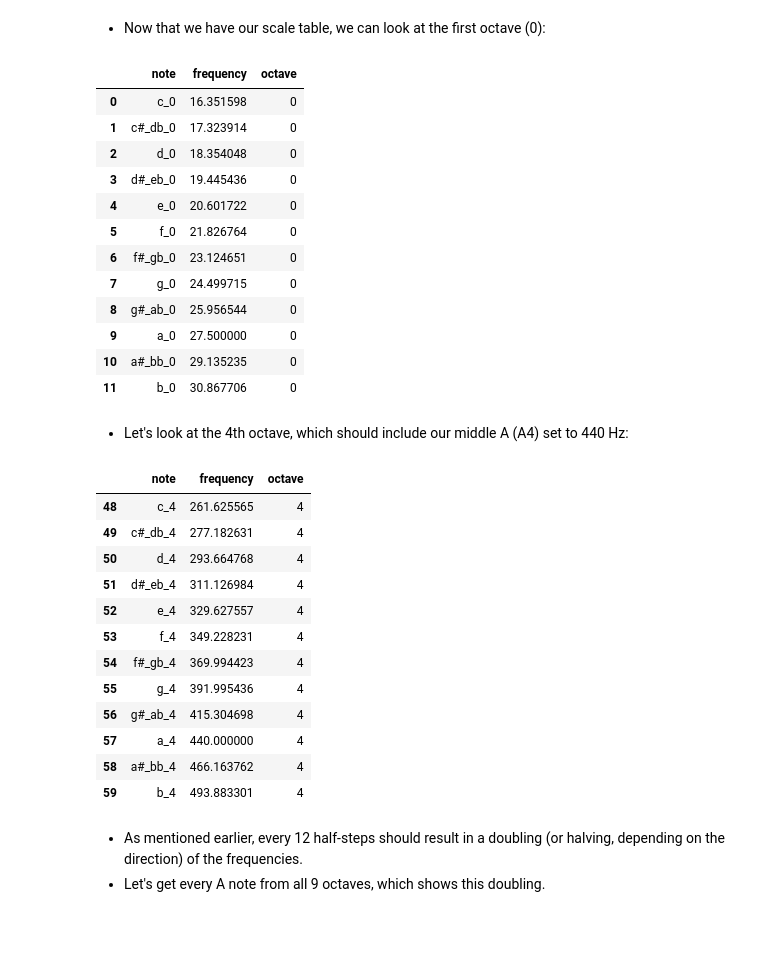
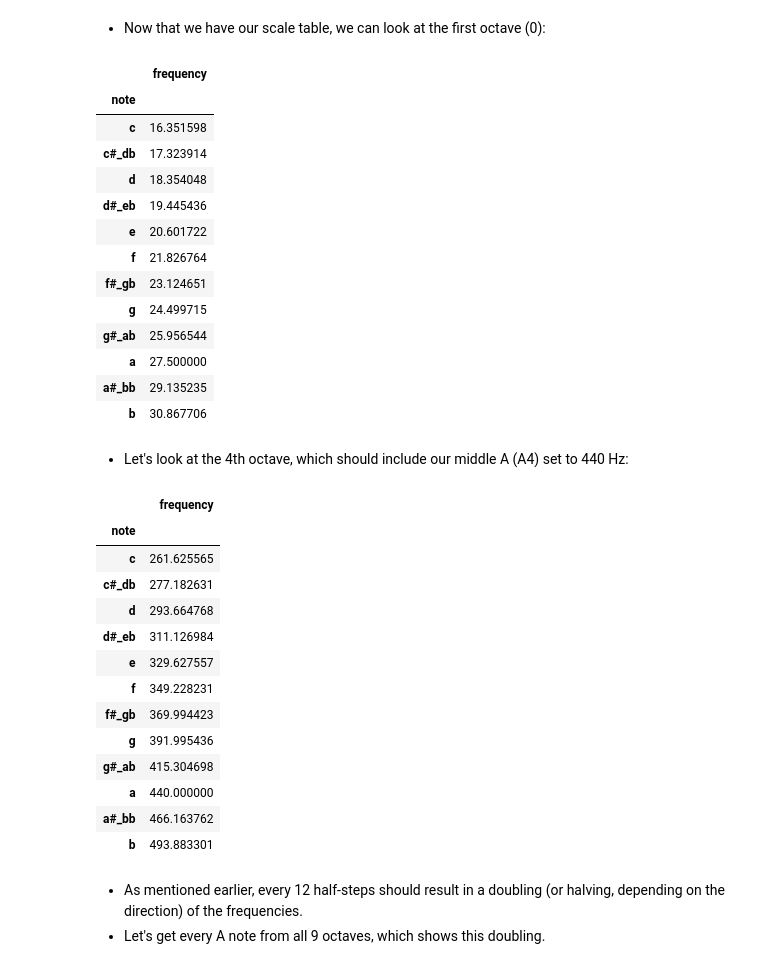
Before and after one commit to mulhod/musics, a Jupyter notebook: Music_and_Physics.ipynb, the cells around one changed output. Cells and saved outputs as stored; diff of their text form; code cells hidden in the pictures; blank space fills up the shorter version.

```diff
--- a/Music_and_Physics.ipynb
+++ b/Music_and_Physics.ipynb
@@ -96,48 +96,47 @@ for i in range(9):
 # Convert our ordered dictionary into a table for easy
 # viewing, etc.
 full_scale = pd.DataFrame(list(full_scale.items()), columns=["note", "frequency"])
-
-# Let's also put in a column that has the number of
-# the corresponding octave (redundant since it's the
-# last part of the name of each note, but useful to
-# keep separate in addition).
 full_scale["octave"] = full_scale.note.apply(lambda x: int(x.split("_")[-1]))
+full_scale["note"] = full_scale.note.apply(lambda x: x.rsplit("_", 1)[0])
+full_scale.set_index(["octave", "note"], drop=False, inplace=True)
 # %% [markdown]
 - Now that we have our scale table, we can look at the first octave (0):
 # %%
-full_scale[full_scale.octave == 0]
+full_scale.loc[0, :][["frequency"]]
 # %% [output]
-|  | note | frequency | octave |
-| 0 | c_0 | 16.351598 | 0 |
-| 1 | c#_db_0 | 17.323914 | 0 |
-| 2 | d_0 | 18.354048 | 0 |
-| 3 | d#_eb_0 | 19.445436 | 0 |
-| 4 | e_0 | 20.601722 | 0 |
-| 5 | f_0 | 21.826764 | 0 |
-| 6 | f#_gb_0 | 23.124651 | 0 |
-| 7 | g_0 | 24.499715 | 0 |
-| 8 | g#_ab_0 | 25.956544 | 0 |
-| 9 | a_0 | 27.500000 | 0 |
-| 10 | a#_bb_0 | 29.135235 | 0 |
-| 11 | b_0 | 30.867706 | 0 |
+|  | frequency |
+| note |  |
+| c | 16.351598 |
+| c#_db | 17.323914 |
+| d | 18.354048 |
+| d#_eb | 19.445436 |
+| e | 20.601722 |
+| f | 21.826764 |
+| f#_gb | 23.124651 |
+| g | 24.499715 |
+| g#_ab | 25.956544 |
+| a | 27.500000 |
+| a#_bb | 29.135235 |
+| b | 30.867706 |
 # %% [markdown]
 - Let's look at the 4th octave, which should include our middle A (A4) set to 440 Hz:
 # %%
-full_scale[full_scale.octave == 4]
+full_scale.loc[4, :][["frequency"]]
 # %% [output]
-|  | note | frequency | octave |
-| 48 | c_4 | 261.625565 | 4 |
-| 49 | c#_db_4 | 277.182631 | 4 |
-| 50 | d_4 | 293.664768 | 4 |
-| 51 | d#_eb_4 | 311.126984 | 4 |
-| 52 | e_4 | 329.627557 | 4 |
-| 53 | f_4 | 349.228231 | 4 |
-| 54 | f#_gb_4 | 369.994423 | 4 |
-| 55 | g_4 | 391.995436 | 4 |
-| 56 | g#_ab_4 | 415.304698 | 4 |
-| 57 | a_4 | 440.000000 | 4 |
-| 58 | a#_bb_4 | 466.163762 | 4 |
-| 59 | b_4 | 493.883301 | 4 |
+|  | frequency |
+| note |  |
+| c | 261.625565 |
+| c#_db | 277.182631 |
+| d | 293.664768 |
+| d#_eb | 311.126984 |
+| e | 329.627557 |
+| f | 349.228231 |
+| f#_gb | 369.994423 |
+| g | 391.995436 |
+| g#_ab | 415.304698 |
+| a | 440.000000 |
+| a#_bb | 466.163762 |
+| b | 493.883301 |
 # %% [markdown]
 - As mentioned earlier, every 12 half-steps should result in a doubling (or halving, depending on the direction) of the frequencies.
 - Let's get every A note from all 9 octaves, which shows this doubling.
```
Also changed, not shown: parts of 13 cells of this notebook.
